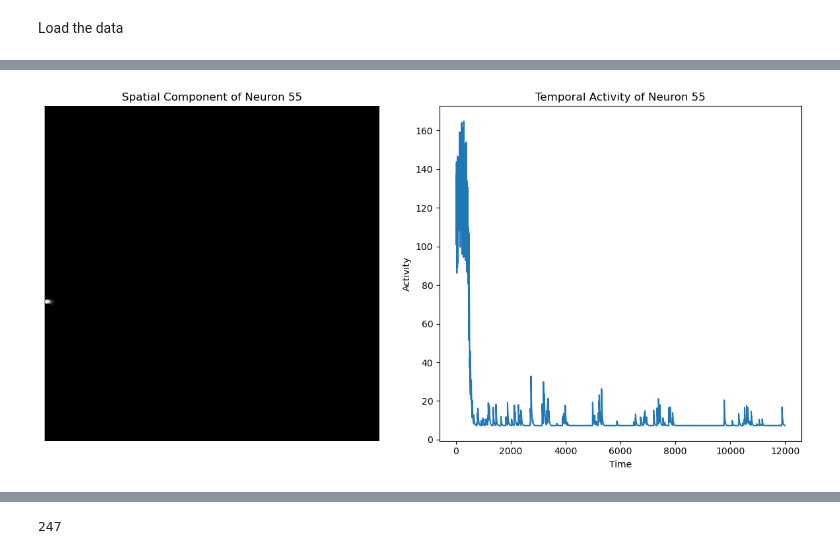
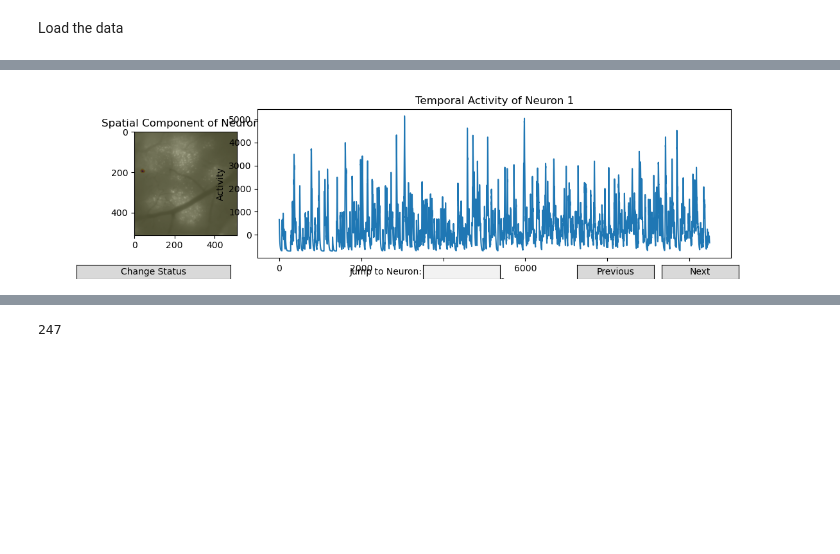
Before and after one commit to st-ts/Ca_pre, a Jupyter notebook: caiman/Traces_events.ipynb, the cells around one changed output, grey strips where cells are left out. Drawn from its saved outputs; the diff is of its cells as text; code cells hidden in the pictures; blank space fills up the shorter version.

```diff
--- a/caiman/Traces_events.ipynb
+++ b/caiman/Traces_events.ipynb
@@ -59,39 +145,84 @@ C_array = np.array(C_list)
 # %%
+%matplotlib widget
 
-
-# Assuming A_array is the dense representation of cnm.estimates.A
-# and C_array is cnm.estimates.C
-# Also assuming you know the original dimensions of the image (d1, d2)
+# Original dimentions
 d1 = 512
 d2 = 512
 
+# Initial component number
+component_num = 0
 
-# Component number (Python index starts at 0, so component 3 is index 2)
-component_num = 54
+A_array = A_array_filtered
+C_array = C_array_filtered
 
-# Extract spatial and temporal components
-spatial_component = A_array[:, component_num].reshape(d1, d2)
-temporal_component = C_array[component_num, :]
+# Plot a certain neuron
+def update_plot(component_num):
+    spatial_component = A_array[:, component_num].reshape(d1, d2)
+    temporal_component = C_array[component_num, :]
 
-# Create subplots
-fig, axs = plt.subplots(1, 2, figsize=(12, 6))
+    axs[0].imshow(max_image, cmap='grey')
+    axs[0].imshow(spatial_component, cmap='inferno_r', alpha=0.3)
+    axs[0].set_title(f'Neuron location {component_num + 1}')
 
-# Plot spatial component
-axs[0].imshow(spatial_component, cmap='gray')
-axs[0].set_title(f'Spatial Component of Neuron {component_num + 1}')
-axs[0].axis('off')  # Turn off axis
+    axs[1].clear()
+    axs[1].plot(temporal_component)
+    axs[1].set_title(f'Temporal Activity of Neuron {component_num + 1}')
+    axs[1].set_xlabel('Time')
+    axs[1].set_ylabel('Activity')
 
-# Plot temporal component
-axs[1].plot(temporal_component)
-axs[1].set_title(f'Temporal Activity of Neuron {component_num + 1}')
-axs[1].set_xlabel('Time')
-axs[1].set_ylabel('Activity')
+    plt.draw()
 
-plt.tight_layout()
+def next_neuron(event):
+    global component_num
+    component_num = (component_num + 1) % A_array.shape[1]
+    update_plot(component_num)
+
+def prev_neuron(event):
+    global component_num
+    component_num = (component_num - 1) % A_array.shape[1]
+    update_plot(component_num)
+
+def jump_to_neuron(text):
+    global component_num
+    component_num = int(text) - 1
+    update_plot(component_num)
+
+def change_status(event):
+    status_array[component_num] = 1 if status_array[component_num] == 0 else 0
+    print(f"Status of Neuron {component_num + 1}: {status_array[component_num]}")
+
+# Create plot with GridSpec
+fig = plt.figure(figsize=(12, 3))
+gs = gridspec.GridSpec(1, 5, figure=fig)  # 1 row, 5 columns
+
+# First subplot (small rectangle) in the first column
+ax1 = fig.add_subplot(gs[0, 0])
+# Second subplot (long rectangle) spanning the next 4 columns
+ax2 = fig.add_subplot(gs[0, 1:])
+
+axs = [ax1, ax2]
+
+update_plot(component_num)
+
+# Adjust button positions
+axprev = plt.axes([0.7, 0.0, 0.1, 0.075])
+axnext = plt.axes([0.81, 0.0, 0.1, 0.075])
+axtextbox = plt.axes([0.5, 0.0, 0.1, 0.075])
+axstatus = plt.axes([0.05, 0.0, 0.2, 0.075])
+
+#
+btn_next = Button(axnext, 'Next')
+btn_next.on_clicked(next_neuron)
+
+btn_prev = Button(axprev, 'Previous')
+btn_prev.on_clicked(prev_neuron)
+
+text_box = TextBox(axtextbox, 'Jump to Neuron:')
+text_box.on_submit(jump_to_neuron)
+
+btn_status = Button(axstatus, 'Change Status')
+btn_status.on_clicked(change_status)
+
 plt.show()
-good_neu = [ 44,  49,  54,  58,  76, 118, 119, 120, 121, 122, 123, 124, 125,
-       126, 127, 128, 129, 130, 131, 132, 133, 134, 135, 136, 137, 138,
-       139, 140, 141, 142, 143, 144, 145, 146, 147, 148, 149, 150, 151,
-       152, 153, 240, 243, 244, 245]
 # %% [output]
-[figure, old version]
+[figure, new version]
```
Also changed, not shown: parts of 13 cells of this notebook.
